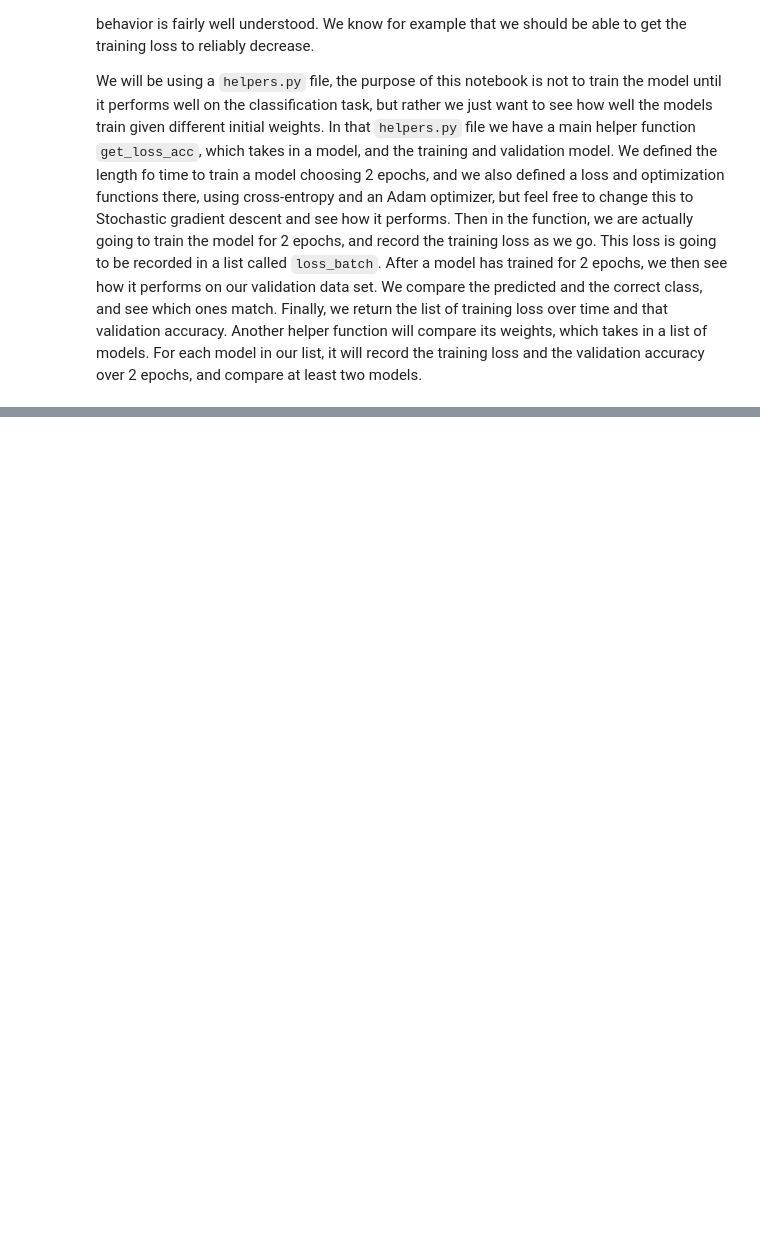
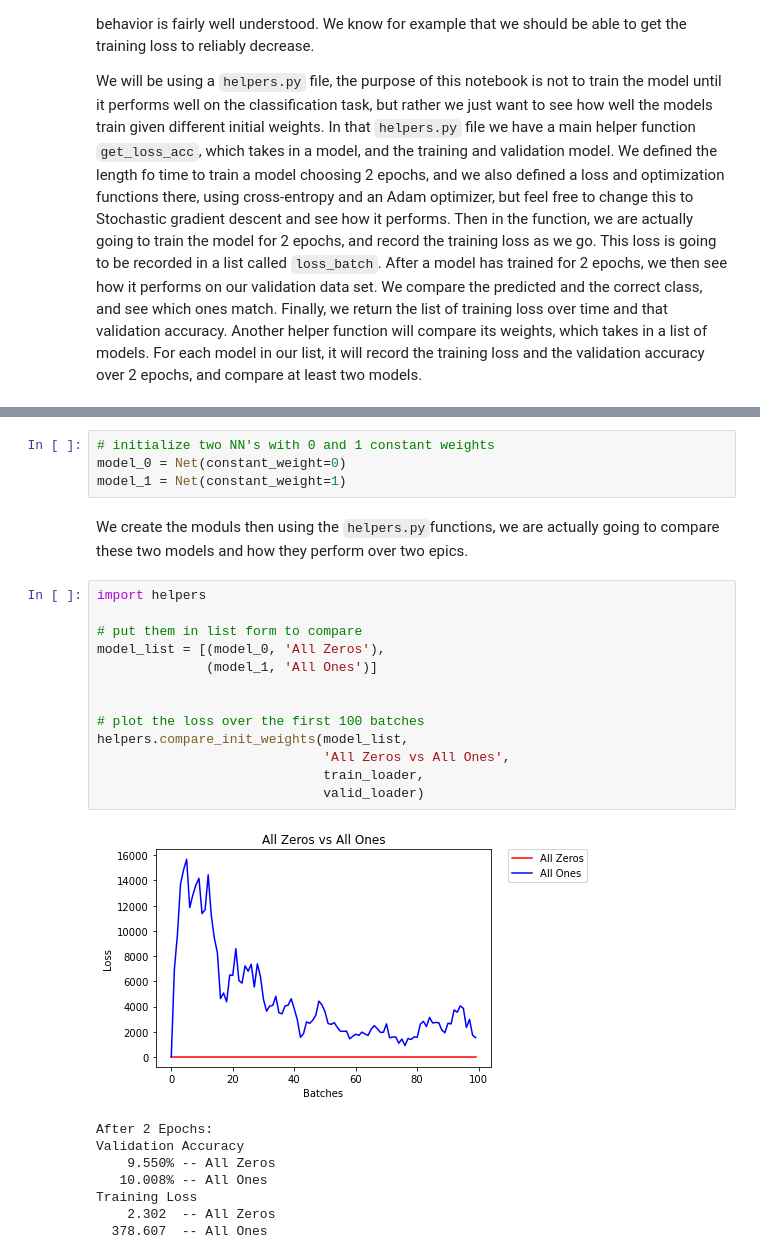
Before and after one commit to samuelkb/gColab, a Jupyter notebook: notebooks/Weights Initialization.ipynb, the cells around one changed output, grey strips where cells are left out. Saved outputs shown, nothing was run; the diff lists cells and outputs as text; blank space fills up the shorter version.

Commit message:
init with zeros and ones

```diff
--- a/notebooks/Weights Initialization.ipynb
+++ b/notebooks/Weights Initialization.ipynb
@@ -18,0 +220,28 @@ We will be using a `helpers.py` file, the purpose of this notebook is not to tra
+# %%
+# initialize two NN's with 0 and 1 constant weights
+model_0 = Net(constant_weight=0)
+model_1 = Net(constant_weight=1)
+# %% [markdown]
+We create the moduls then using the `helpers.py`functions, we are actually going to compare these two models and how they perform over two epics.
+# %%
+import helpers
+
+# put them in list form to compare
+model_list = [(model_0, 'All Zeros'),
+              (model_1, 'All Ones')]
+
+
+# plot the loss over the first 100 batches
+helpers.compare_init_weights(model_list,
+                             'All Zeros vs All Ones',
+                             train_loader,
+                             valid_loader)
+# %% [output]
+[figure, added]
+After 2 Epochs:
+Validation Accuracy
+    9.550% -- All Zeros
+   10.008% -- All Ones
+Training Loss
+    2.302  -- All Zeros
+  378.607  -- All Ones
```
Also changed, not shown: parts of 9 cells of this notebook, 4 other files.
